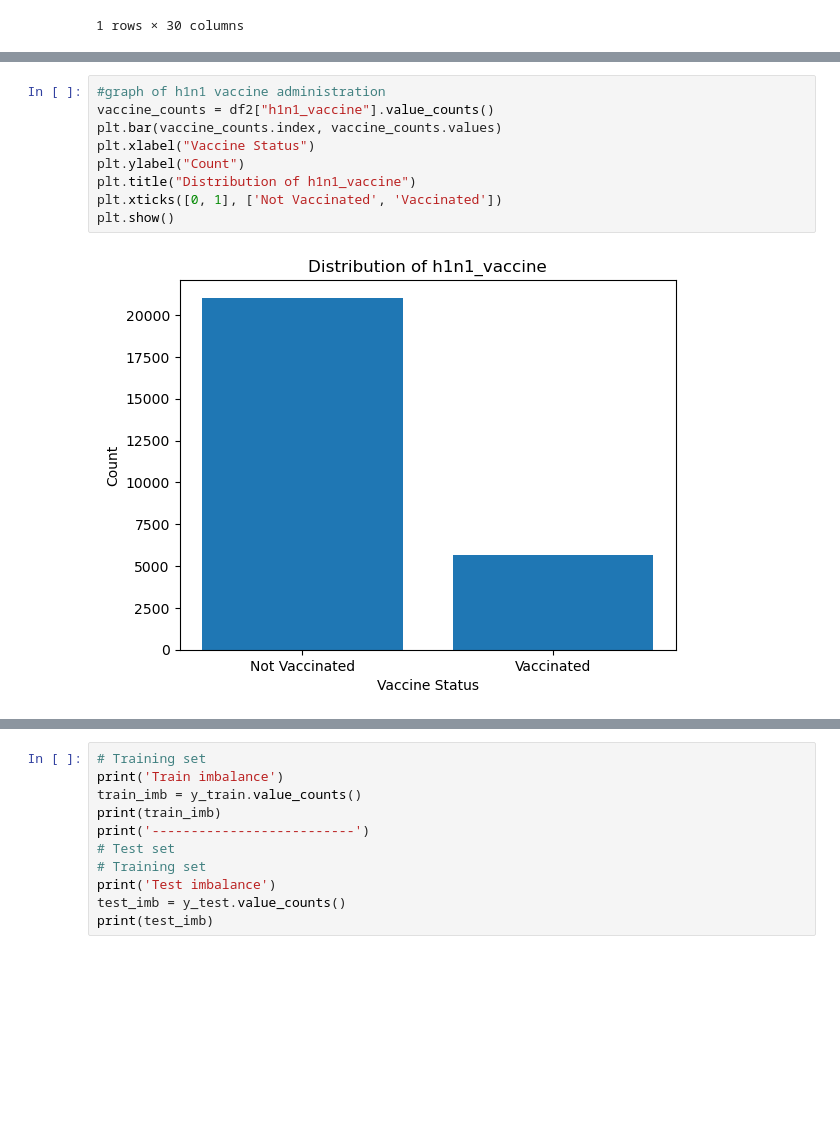
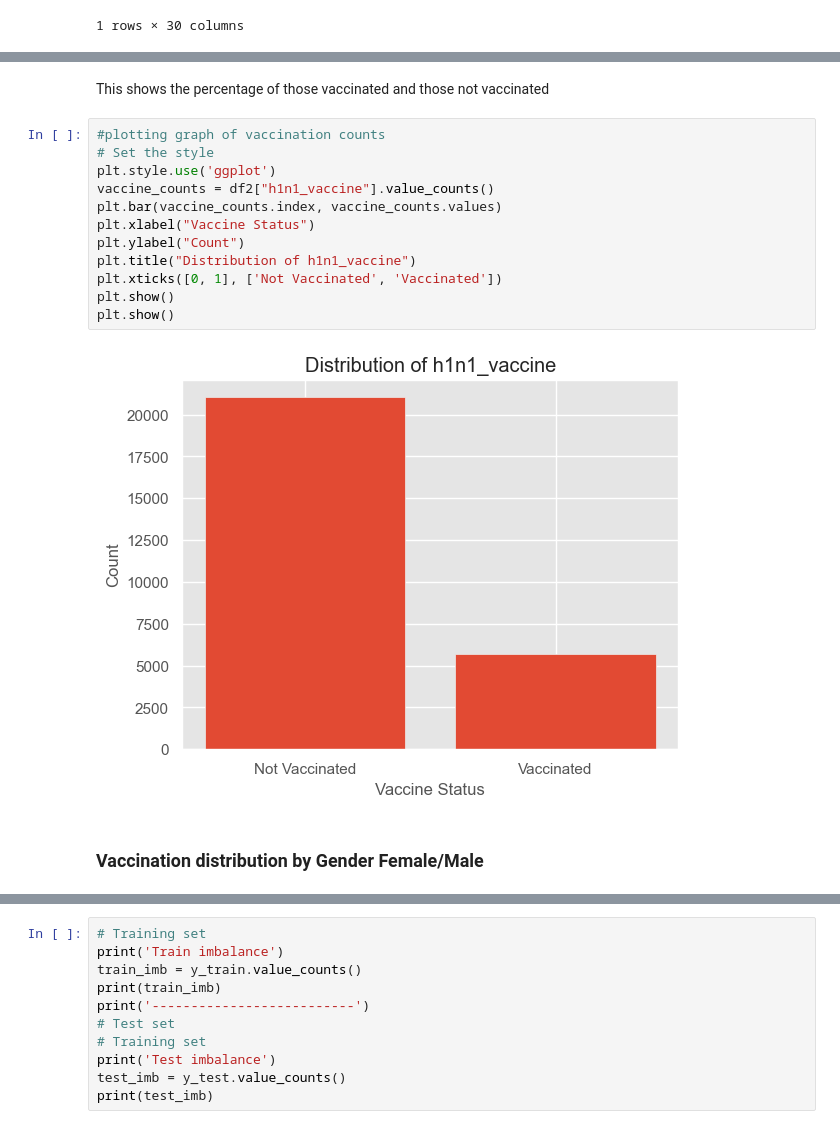
Before and after one commit to ed-gar-k/Phase-3-project-DSC, a Jupyter notebook: project.ipynb, the cells around one changed output, grey strips where cells are left out. Saved outputs shown, nothing was run; the diff lists cells and outputs as text; blank space fills up the shorter version.

```diff
--- a/project.ipynb
+++ b/project.ipynb
@@ -126,11 +223,18 @@ Name: count, dtype: int64
+# %% [markdown]
+This shows the percentage of those vaccinated and those not vaccinated
 # %%
-#graph of h1n1 vaccine administration
+#plotting graph of vaccination counts
+# Set the style
+plt.style.use('ggplot')
 vaccine_counts = df2["h1n1_vaccine"].value_counts()
 plt.bar(vaccine_counts.index, vaccine_counts.values)
 plt.xlabel("Vaccine Status")
 plt.ylabel("Count")
 plt.title("Distribution of h1n1_vaccine")
 plt.xticks([0, 1], ['Not Vaccinated', 'Vaccinated'])
 plt.show()
+plt.show()
 # %% [output]
-[figure, old version]
+[figure, new version]
+# %% [markdown]
+### Vaccination distribution by Gender Female/Male
```
Also changed, not shown: parts of 88 cells of this notebook, 1 other file.
